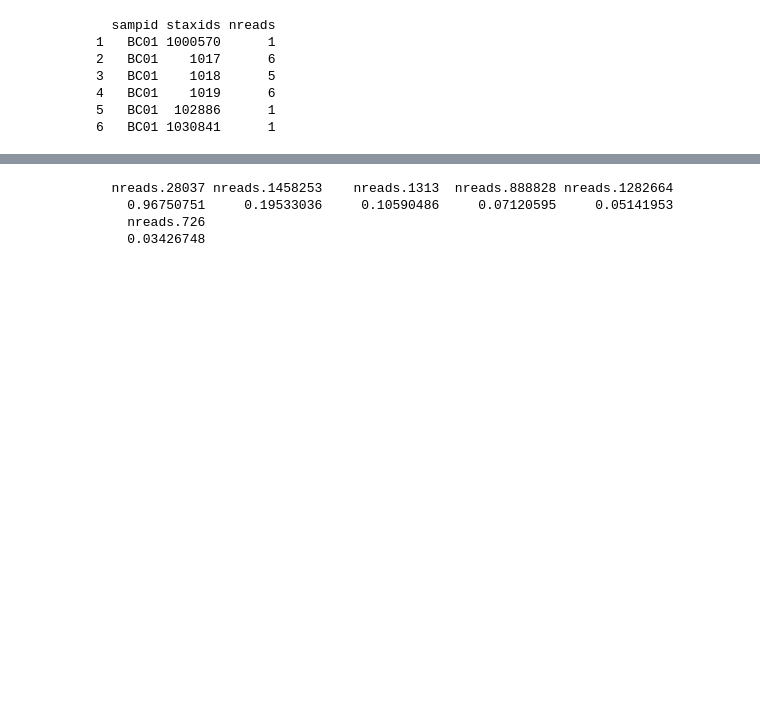
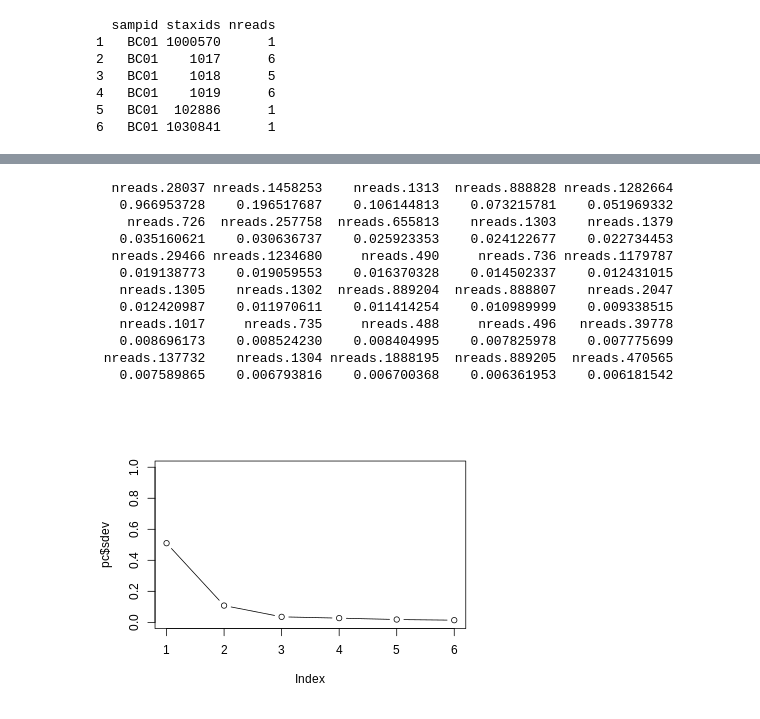
Before and after one commit to macieksk/ngslub18, a Jupyter notebook: jupyter_run/NGSworkshop-Saturday.ipynb, the cells around one changed output, grey strips where cells are left out. Drawn from its saved outputs; the diff is of its cells as text; code cells hidden in the pictures; blank space fills up the shorter version.

```diff
--- a/jupyter_run/NGSworkshop-Saturday.ipynb
+++ b/jupyter_run/NGSworkshop-Saturday.ipynb
@@ -826,3 +845,11 @@ pc <- prcomp(Mfrac,center=FALSE) #center=TRUE)
 rpc<-rpca(as.matrix(Mfrac))
 #plot(pc$x[,1:2],col=Mfrac[,5])
 #points(rpc[,1:2],col=iris[,5],pch="+")
+# %%
+%%R
+#xyplot(V1~V2,data=as.data.frame(t(rpc$L.svd$vt)))
+colnames(rpc$L.svd$vt)<-colnames(bna.topc)
+var.taxids.rpc<-head(sort(abs(rpc$L.svd$vt[1,]),decreasing=TRUE),n=30)
+var.taxids.rpc
+#names(rpc$L.svd)
+#head(sort(abs(pc$rotation[,1]),decreasing=TRUE))
@@ -829,10 +869,20 @@ rpc<-rpca(as.matrix(Mfrac))
 # %%
-%%R
-pc$sdev
-head(sort(abs(pc$rotation[,1]),decreasing=TRUE))
+%%R -w 400 -h 300
+plot(pc$sdev,type="b",ylim=c(0,1))
+var.taxids.pc<-head(sort(abs(pc$rotation[,1]),decreasing=TRUE),n=30)
+var.taxids.pc
 #names(rpc$L.svd)
 # %% [output]
   nreads.28037 nreads.1458253    nreads.1313  nreads.888828 nreads.1282664
-    0.96750751     0.19533036     0.10590486     0.07120595     0.05141953
-    nreads.726
-    0.03426748
+   0.966953728    0.196517687    0.106144813    0.073215781    0.051969332
+    nreads.726  nreads.257758  nreads.655813    nreads.1303    nreads.1379
+   0.035160621    0.030636737    0.025923353    0.024122677    0.022734453
+  nreads.29466 nreads.1234680     nreads.490     nreads.736 nreads.1179787
+   0.019138773    0.019059553    0.016370328    0.014502337    0.012431015
+   nreads.1305    nreads.1302  nreads.889204  nreads.888807    nreads.2047
+   0.012420987    0.011970611    0.011414254    0.010989999    0.009338515
+   nreads.1017     nreads.735     nreads.488     nreads.496   nreads.39778
+   0.008696173    0.008524230    0.008404995    0.007825978    0.007775699
+ nreads.137732    nreads.1304 nreads.1888195  nreads.889205  nreads.470565
+   0.007589865    0.006793816    0.006700368    0.006361953    0.006181542
+[figure, added]
```
Also changed, not shown: parts of 11 cells of this notebook.
